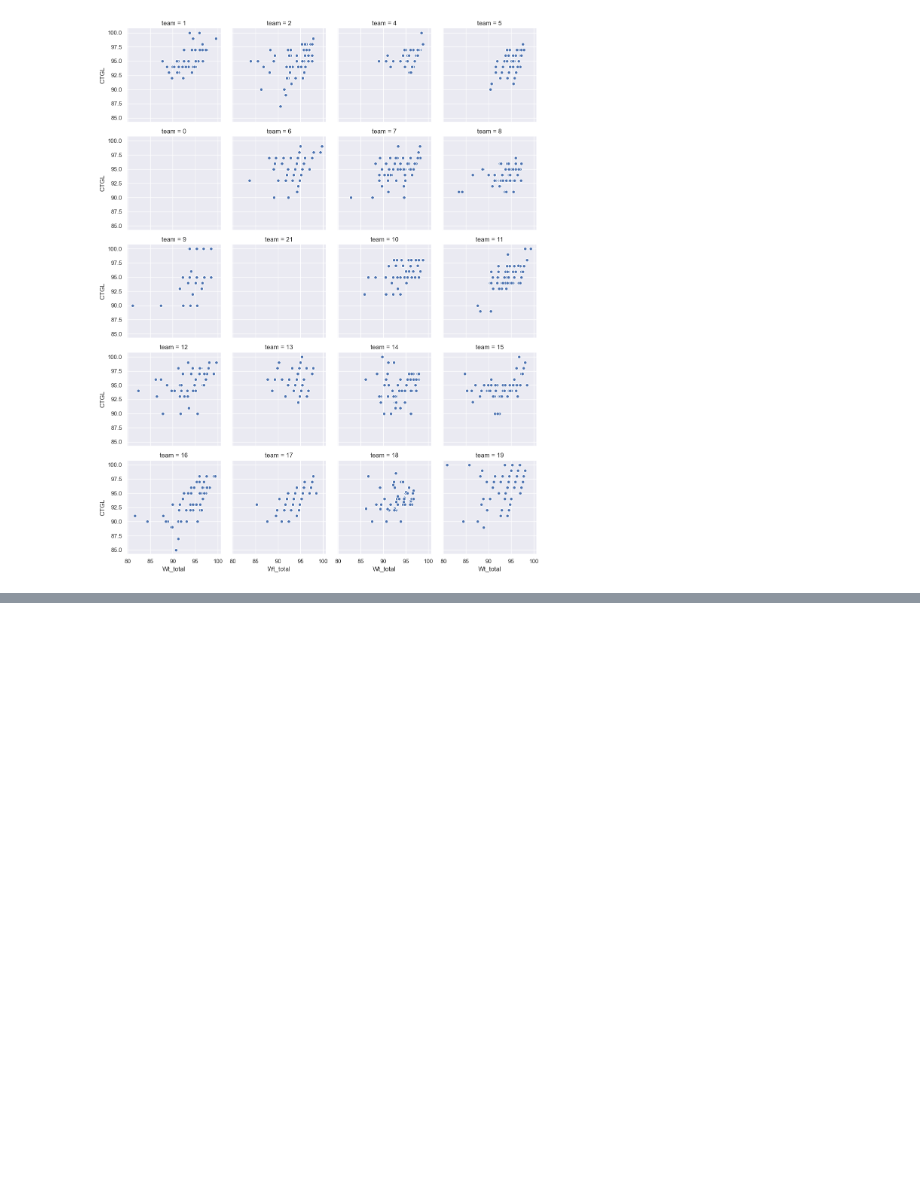
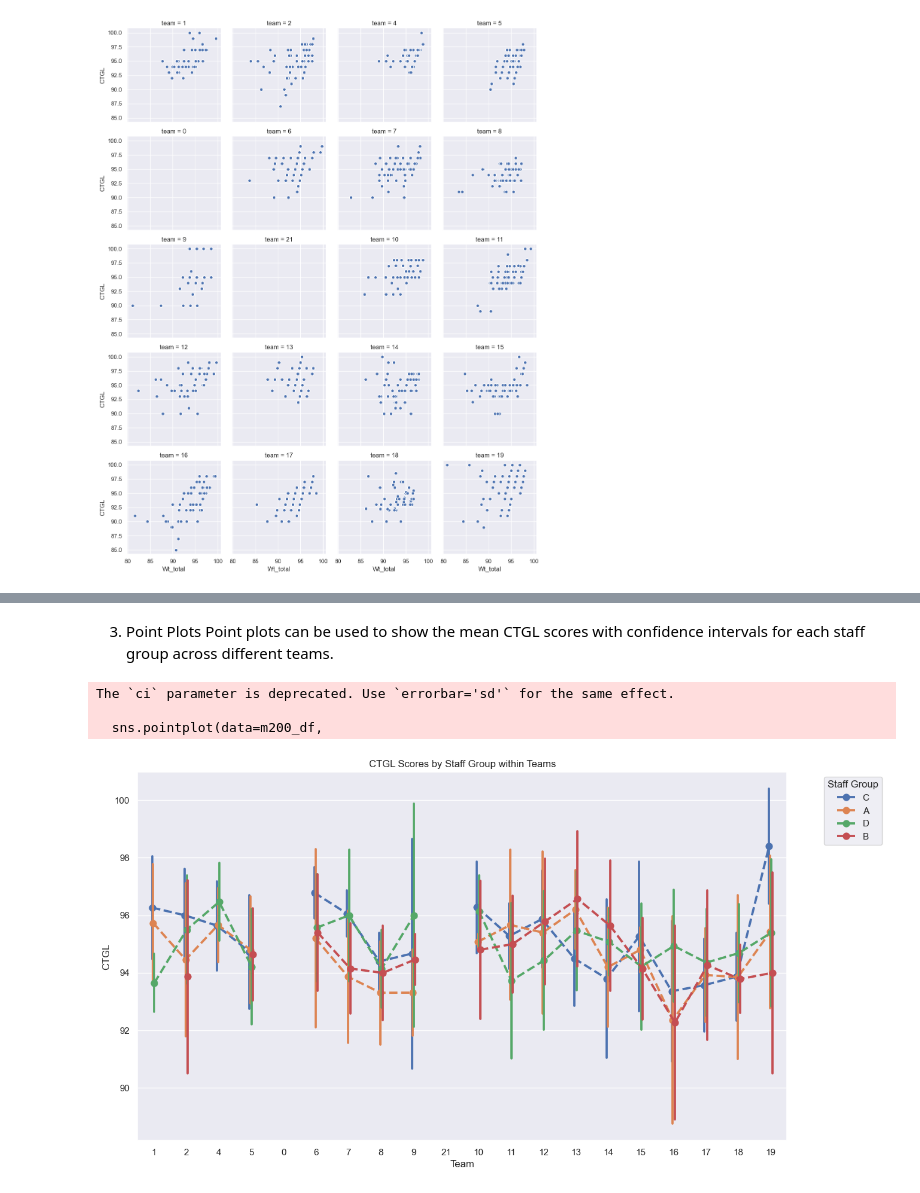
Before and after one commit to JBtallgrass/M200, a Jupyter notebook: M200_analysis.ipynb, the cells around one changed output, grey strips where cells are left out. Drawn from its saved outputs; the diff is of its cells as text; code cells hidden in the pictures; blank space fills up the shorter version.

```diff
--- a/M200_analysis.ipynb
+++ b/M200_analysis.ipynb
@@ -545,0 +584,28 @@ plt.show()
+# %% [markdown]
+3. Point Plots
+Point plots can be used to show the mean CTGL scores with confidence intervals for each staff group across different teams.
+# %%
+plt.figure(figsize=(14, 8))
+sns.pointplot(data=m200_df,
+              x='team',
+              y='CTGL',
+              hue='staff_gp',
+              palette='deep',
+              dodge=True,
+              markers='o',
+              linestyles='--',
+              ci='sd')
+plt.title('CTGL Scores by Staff Group within Teams')
+plt.xlabel('Team')
+plt.ylabel('CTGL')
+plt.legend(title='Staff Group', bbox_to_anchor=(1.05, 1), loc='upper left')
+
+# Save the figure
+plt.savefig('figure/m200_Team_SG_CTGL.png', dpi=300)  # Saves the plot as a PNG file with 300 DP
+
+plt.show()
+# %% [output]
+The `ci` parameter is deprecated. Use `errorbar='sd'` for the same effect.
+
+  sns.pointplot(data=m200_df,
+[figure, added]
```
Also changed, not shown: parts of 7 cells of this notebook, 8 other files.
